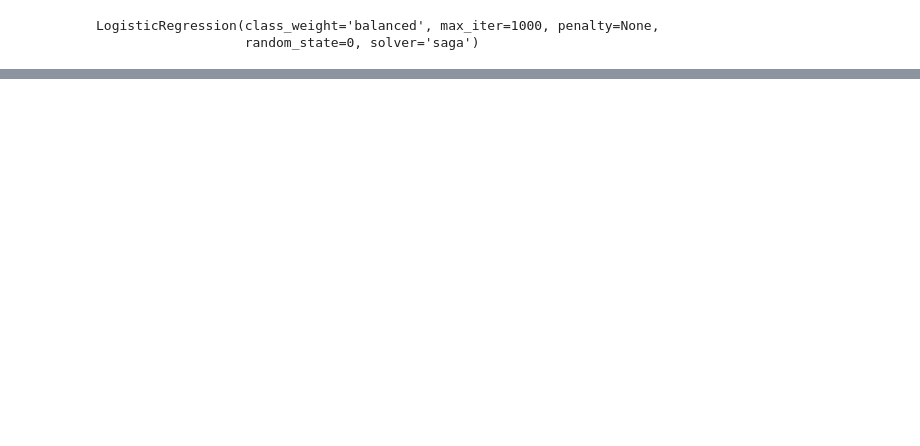
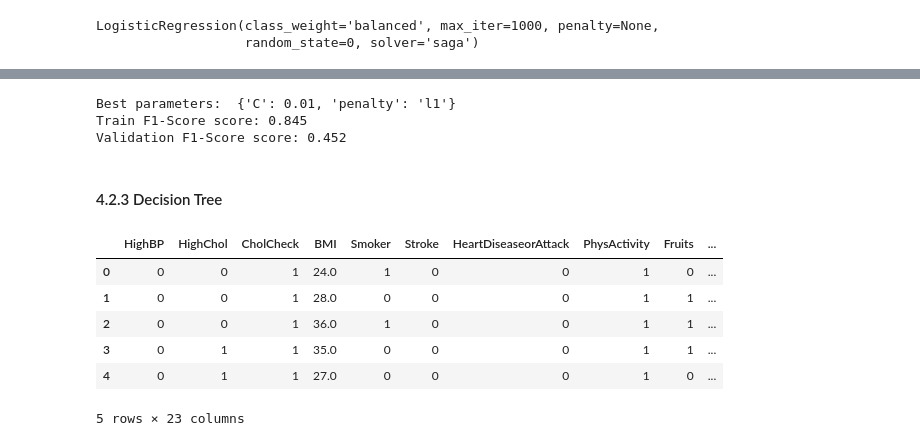
Before and after one commit to LocVu-Tim/COSC2753_A1_s3891483, a Jupyter notebook: notebooks/EDA.ipynb, the cells around one changed output, grey strips where cells are left out. Saved outputs shown, nothing was run; the diff lists cells and outputs as text; code cells hidden in the pictures; blank space fills up the shorter version.

```diff
--- a/notebooks/EDA.ipynb
+++ b/notebooks/EDA.ipynb
@@ -693,0 +708,34 @@ plt.show()
+# %%
+scoring = {'F1': 'f1', 'AUC': 'roc_auc'}
+grid_search = GridSearchCV(clf, params, cv=5, scoring=scoring, refit='F1', return_train_score=True)
+
+grid_search.fit(poly_train_X, train_Y.values.ravel())
+best_clf = grid_search.best_estimator_
+
+train_pred = best_clf.predict(poly_train_X)
+train_f1 = f1_score(train_Y, train_pred, average='macro')
+
+val_pred = best_clf.predict(poly_val_X)
+val_f1 = f1_score(val_Y, val_pred, average='macro')
+
+best_params = grid_search.best_params_
+print("Best parameters: ", best_params)
+print("Train F1-Score score: {:.3f}".format(train_f1))
+print("Validation F1-Score score: {:.3f}".format(val_f1))
+# %% [output]
+Best parameters:  {'C': 0.01, 'penalty': 'l1'}
+Train F1-Score score: 0.845
+Validation F1-Score score: 0.452
+# %% [markdown]
+#### 4.2.3 Decision Tree
+# %%
+dataXExpand = pd.get_dummies(df_X)
+dataXExpand.head()
+# %% [output]
+|  | HighBP | HighChol | CholCheck | BMI | Smoker | Stroke | HeartDiseaseorAttack | PhysActivity | Fruits | ... |
+| 0 | 0 | 0 | 1 | 24.0 | 1 | 0 | 0 | 1 | 0 | ... |
+| 1 | 0 | 0 | 1 | 28.0 | 0 | 0 | 0 | 1 | 1 | ... |
+| 2 | 0 | 0 | 1 | 36.0 | 1 | 0 | 0 | 1 | 1 | ... |
+| 3 | 0 | 1 | 1 | 35.0 | 0 | 0 | 0 | 1 | 1 | ... |
+| 4 | 0 | 1 | 1 | 27.0 | 0 | 0 | 0 | 1 | 0 | ... |
+5 rows × 23 columns
```
Also changed, not shown: parts of 48 cells of this notebook.
